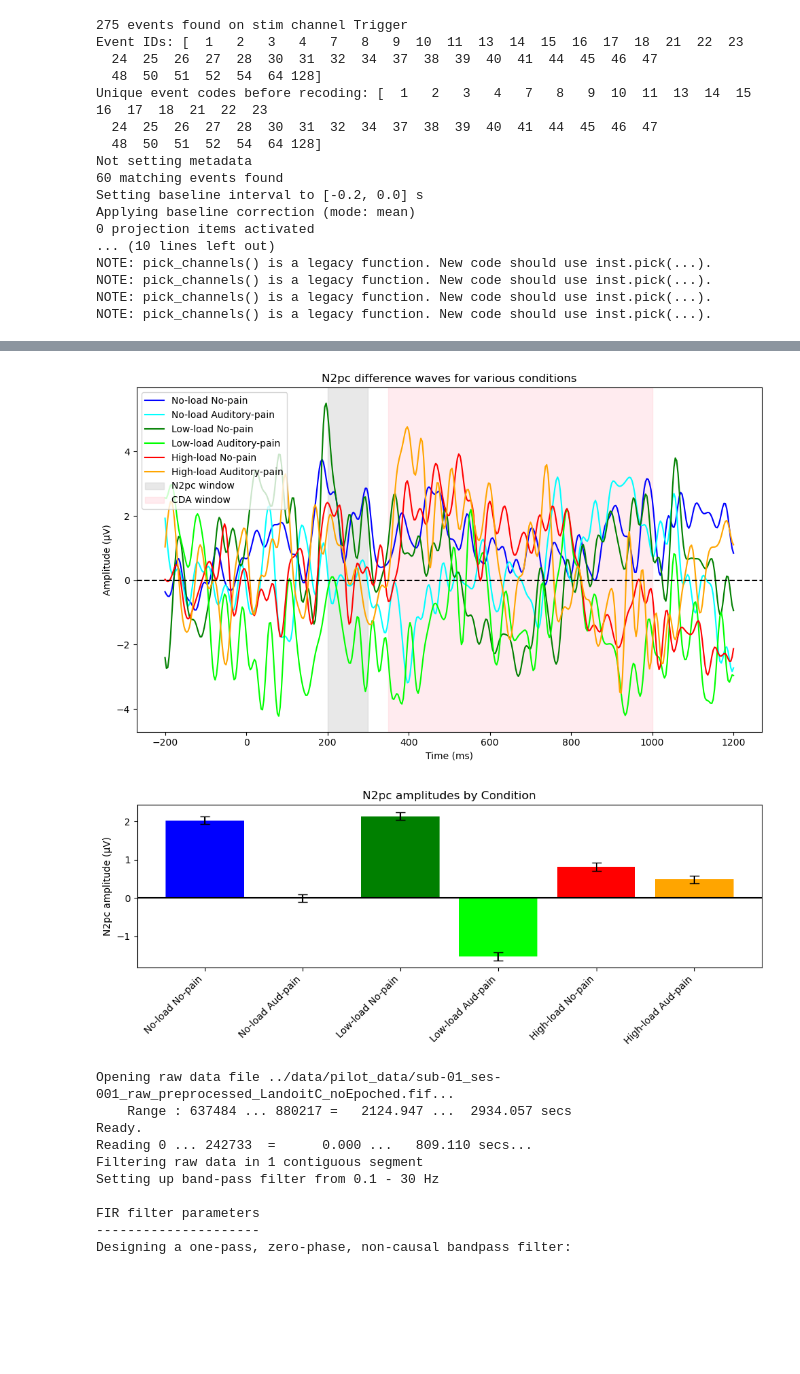
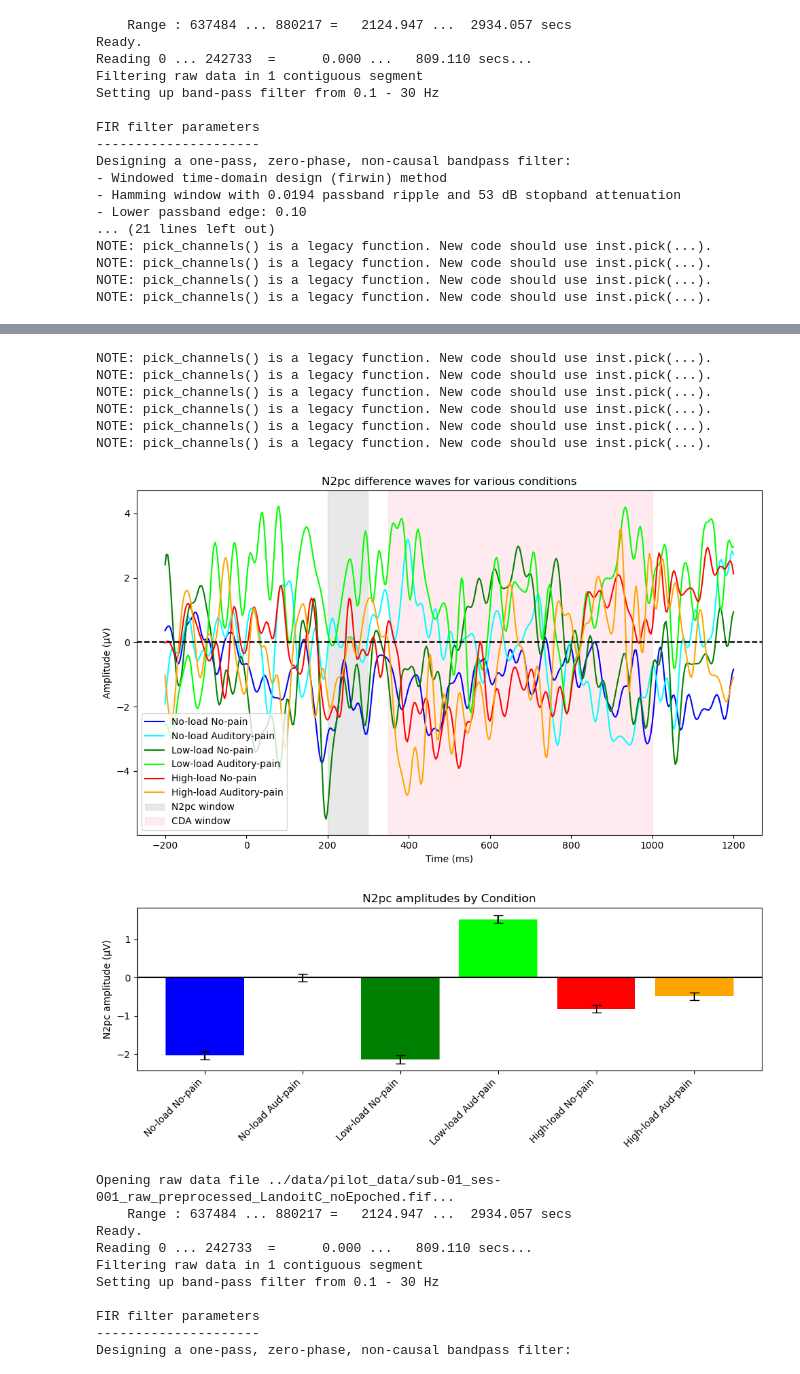
Before and after one commit to hyruuk/neurotheque_pilots, a Jupyter notebook: analysis_landault.ipynb, the cells around one changed output, grey strips where cells are left out. Saved outputs shown, nothing was run; the diff lists cells and outputs as text; code cells hidden in the pictures; blank space fills up the shorter version.

Commit message:
debug ipsilateral and counterlateral channels

```diff
--- a/analysis_landault.ipynb
+++ b/analysis_landault.ipynb
@@ -9,13 +9,12 @@ data_path = "../data/pilot_data/sub-01_ses-001_raw_preprocessed_LandoitC_noEpoch
 
 # N2pc time window
 N2pc_start, N2pc_end = 0.2, 0.3  # 200–300 ms
-CDA_start, CDA_end = 0.35, 1.0   # optional if you want to show CDA
+CDA_start, CDA_end = 0.35, 1.0
 
-# Electrode sets (assuming contralateral/ipsilateral known)
-left_hemi = ['P3','T5','O1']
-right_hemi = ['P4','T6','O2']
+right_hemi = ['P3','T5','O1']
+left_hemi = ['P4','T6','O2']
 
-# Conditions and triggers (from your specification)
+# Conditions and triggers
 no_load_no_pain_triggers = [17]
 no_load_auditory_pain_triggers = [34]
 
@@ -74,7 +73,7 @@ event_id = {
 }
 
 # Create epochs
-tmin, tmax = -0.2, 1.2  # Adjust based on your actual timing (N2pc often measured post-stimulus)
+tmin, tmax = -0.2, 1.2
 epochs = mne.Epochs(
     raw, events, event_id=event_id,
     tmin=tmin, tmax=tmax,
@@ -93,8 +92,6 @@ evoked_high_load_no_pain = epochs['high_load_no_pain'].average()
 evoked_high_load_aud_pain = epochs['high_load_auditory_pain'].average()
 
 # Compute difference waves for N2pc:
-# If conditions are already balanced or known side, we can do as previously:
-# Contralateral = right hemisphere, Ipsilateral = left hemisphere (example)
 def compute_diff(evoked):
     contra = evoked.copy().pick_channels(right_hemi).data.mean(axis=0)
     ipsi = evoked.copy().pick_channels(left_hemi).data.mean(axis=0)
@@ -195,16 +176,16 @@ Designing a one-pass, zero-phase, non-causal bandpass filter:
-275 events found on stim channel Trigger
-Event IDs: [  1   2   3   4   7   8   9  10  11  13  14  15  16  17  18  21  22  23
-  24  25  26  27  28  30  31  32  34  37  38  39  40  41  44  45  46  47
-  48  50  51  52  54  64 128]
-Unique event codes before recoding: [  1   2   3   4   7   8   9  10  11  13  14  15  16  17  18  21  22  23
-  24  25  26  27  28  30  31  32  34  37  38  39  40  41  44  45  46  47
-  48  50  51  52  54  64 128]
-Not setting metadata
-60 matching events found
-Setting baseline interval to [-0.2, 0.0] s
-Applying baseline correction (mode: mean)
-0 projection items activated
-... (10 lines left out)
+    Range : 637484 ... 880217 =   2124.947 ...  2934.057 secs
+Ready.
+Reading 0 ... 242733  =      0.000 ...   809.110 secs...
+Filtering raw data in 1 contiguous segment
+Setting up band-pass filter from 0.1 - 30 Hz
+
+FIR filter parameters
+---------------------
+Designing a one-pass, zero-phase, non-causal bandpass filter:
+- Windowed time-domain design (firwin) method
+- Hamming window with 0.0194 passband ripple and 53 dB stopband attenuation
+- Lower passband edge: 0.10
+... (21 lines left out)
 NOTE: pick_channels() is a legacy function. New code should use inst.pick(...).
 NOTE: pick_channels() is a legacy function. New code should use inst.pick(...).
 NOTE: pick_channels() is a legacy function. New code should use inst.pick(...).
@@ -213,5 +194,11 @@ NOTE: pick_channels() is a legacy function. New code should use inst.pick(...).
+NOTE: pick_channels() is a legacy function. New code should use inst.pick(...).
+NOTE: pick_channels() is a legacy function. New code should use inst.pick(...).
+NOTE: pick_channels() is a legacy function. New code should use inst.pick(...).
+NOTE: pick_channels() is a legacy function. New code should use inst.pick(...).
+NOTE: pick_channels() is a legacy function. New code should use inst.pick(...).
+NOTE: pick_channels() is a legacy function. New code should use inst.pick(...).
-[figure, old version]
+[figure, new version]
-[figure, old version]
+[figure, new version]
 # %%
 import mne
 import numpy as np
```
Also changed, not shown: parts of 1 cell of this notebook.
